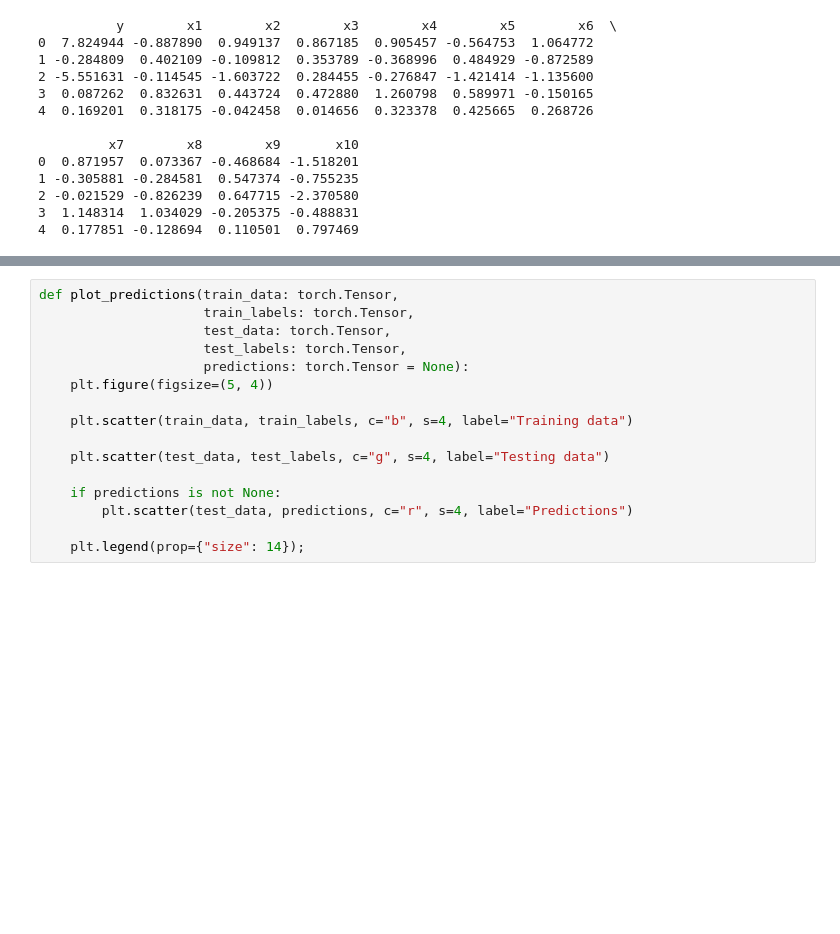
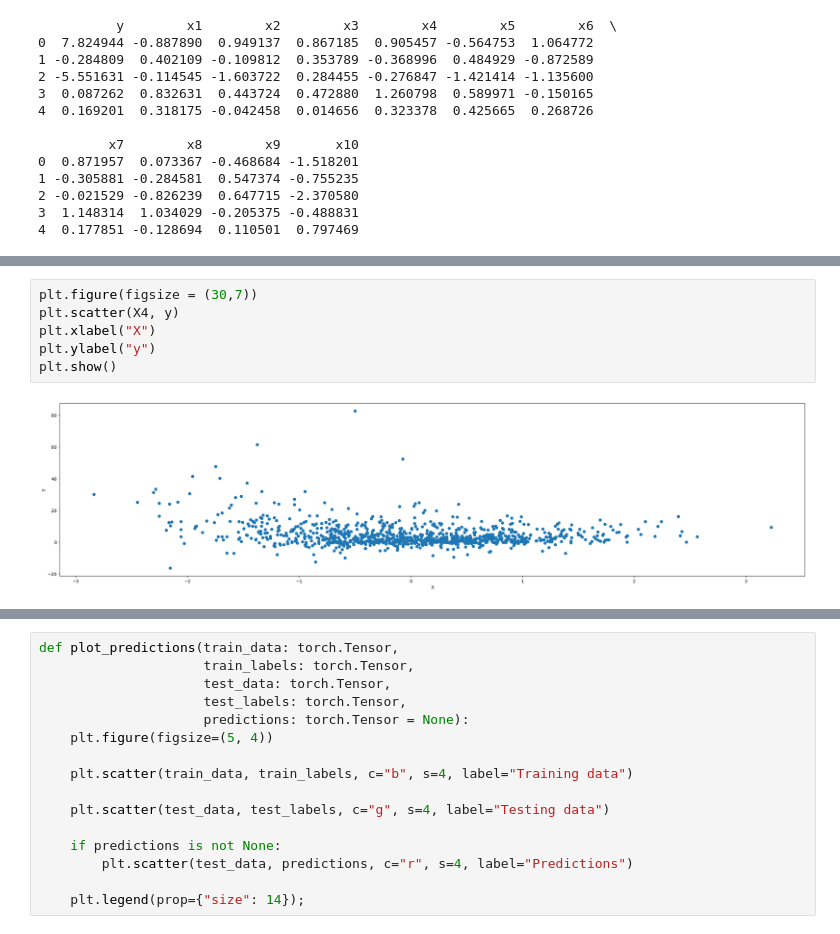
Before and after one commit to MuhammadTarek10/ML-DL, a Jupyter notebook: Abdelrahman-Yasser/tasks/poly.ipynb, the cells around one changed output, grey strips where cells are left out. Saved outputs shown, nothing was run; the diff lists cells and outputs as text; blank space fills up the shorter version.

```diff
--- a/Abdelrahman-Yasser/tasks/poly.ipynb
+++ b/Abdelrahman-Yasser/tasks/poly.ipynb
@@ -64,0 +70,8 @@ plt.show()
+# %%
+plt.figure(figsize = (30,7))
+plt.scatter(X4, y)
+plt.xlabel("X")
+plt.ylabel("y")
+plt.show()
+# %% [output]
+[figure, added]
```
Also changed, not shown: parts of 36 cells of this notebook.
